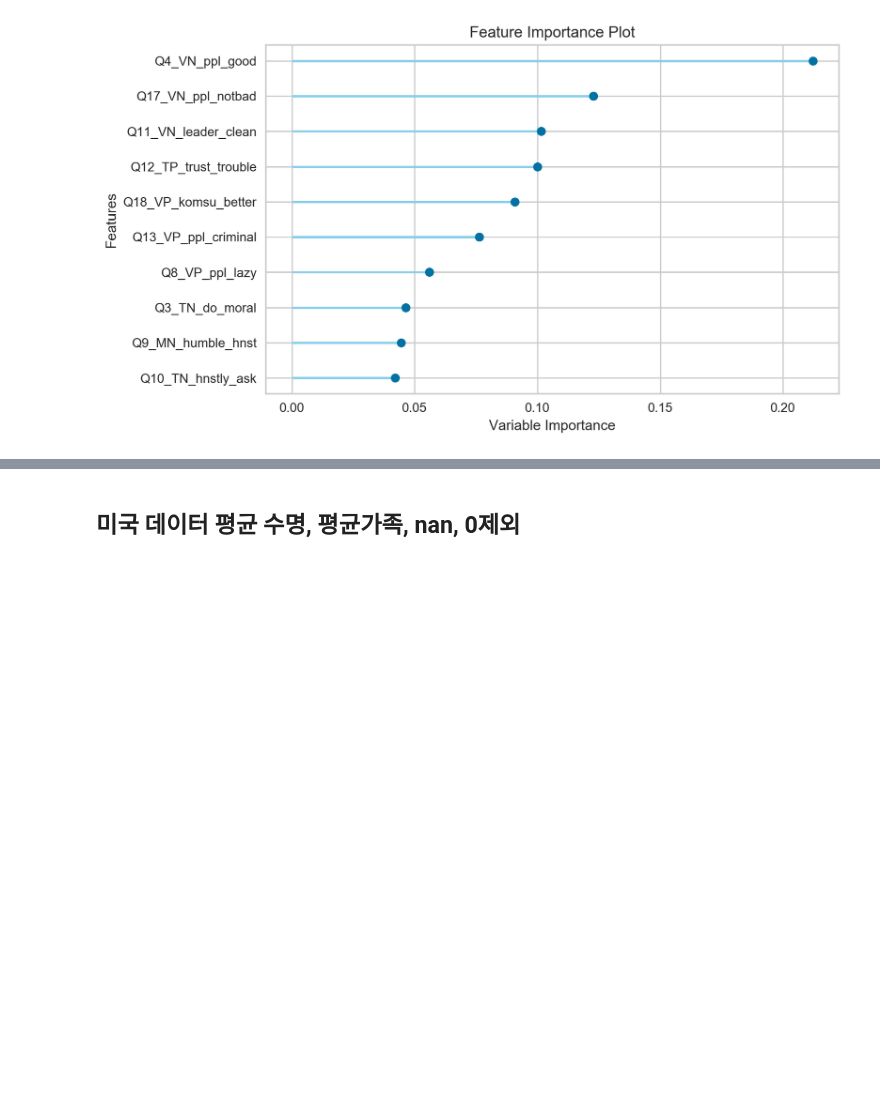
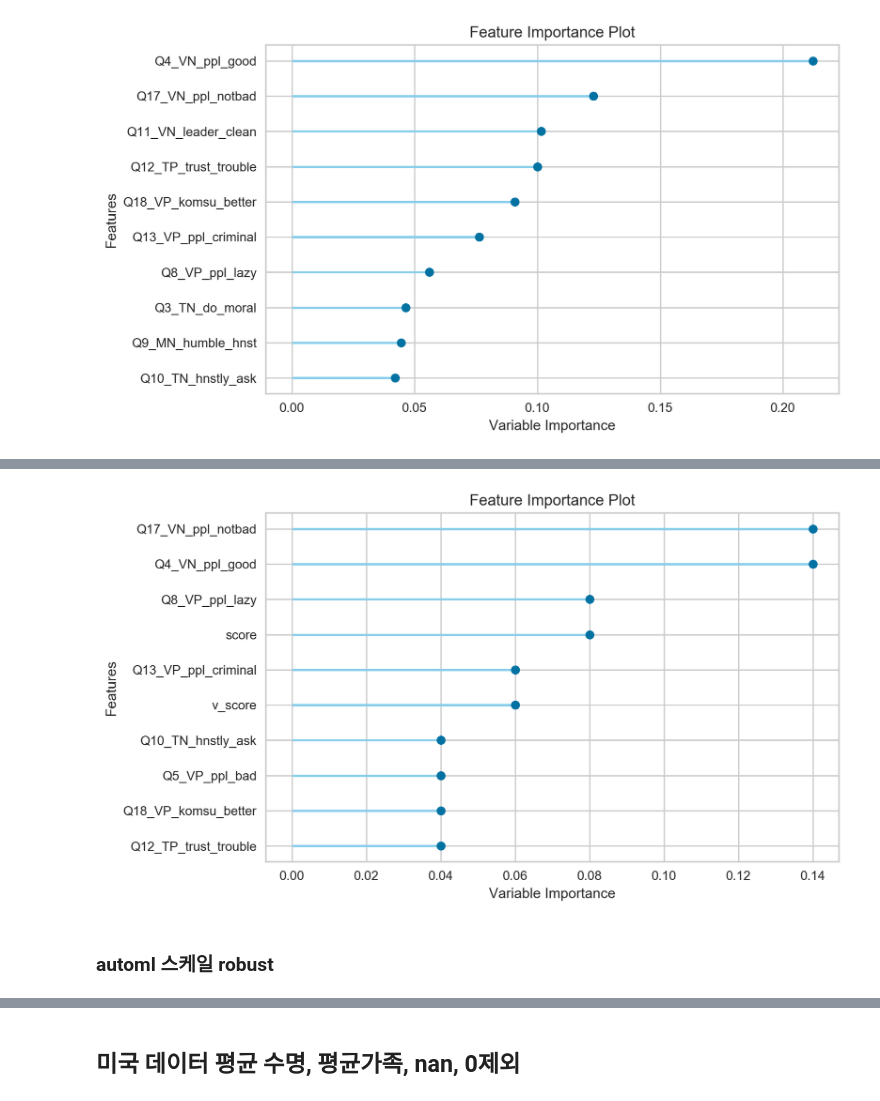
Before and after one commit to dss-14th/ml-repo-3, a Jupyter notebook: yong's/modeling_yong.ipynb, the cells around one changed output, grey strips where cells are left out. Saved outputs shown, nothing was run; the diff lists cells and outputs as text; code cells hidden in the pictures; blank space fills up the shorter version.

Commit message:
Scaling by robust & maxabs

```diff
--- a/yong's/modeling_yong.ipynb
+++ b/yong's/modeling_yong.ipynb
@@ -793,0 +901,2 @@ plot_model(estimator = lda, plot = 'feature')
+# %%
+ada=create_model("ada")
@@ -793,0 +917,6 @@ plot_model(estimator = lda, plot = 'feature')
+# %%
+plot_model(estimator = ada, plot = 'feature')
+# %% [output]
+[figure, added]
+# %% [markdown]
+### automl 스케일 robust
```
Also changed, not shown: parts of 35 cells of this notebook, 4 other files.
